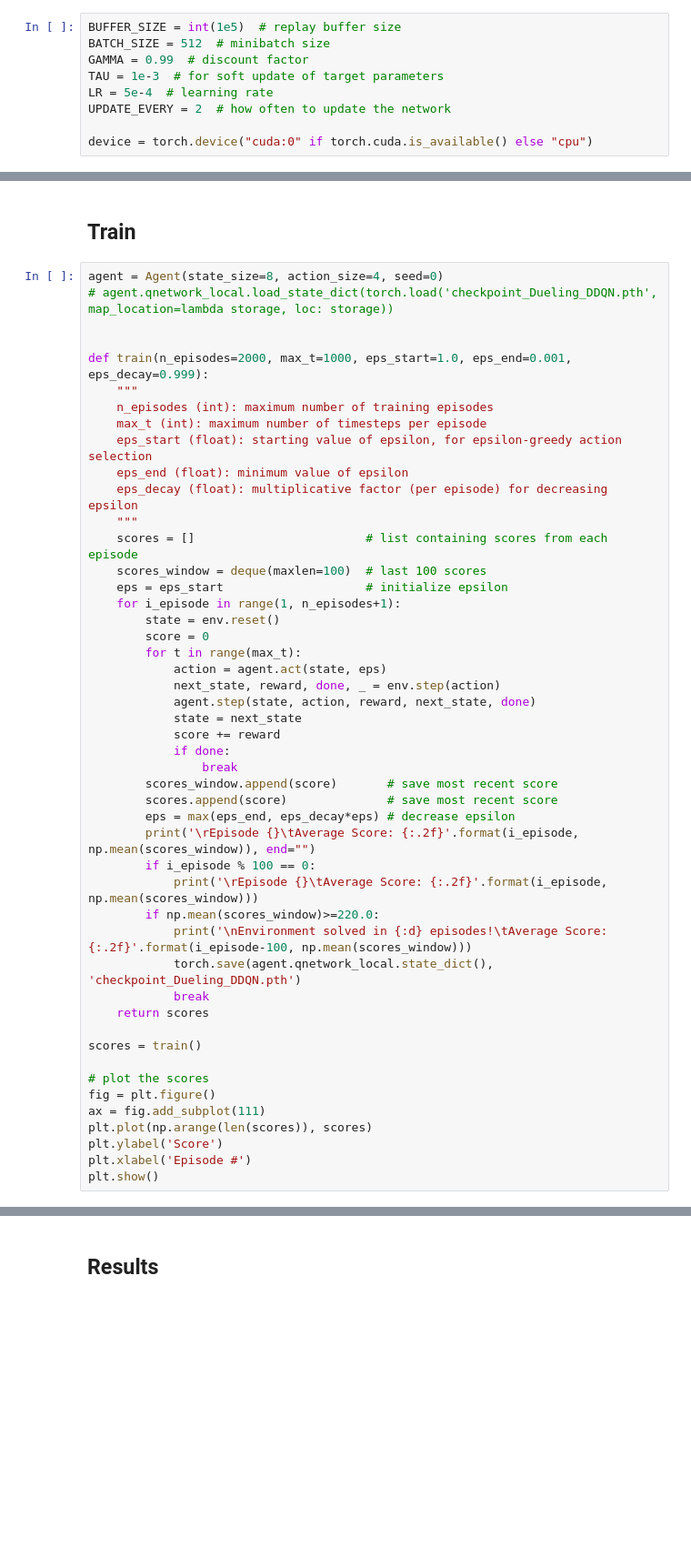
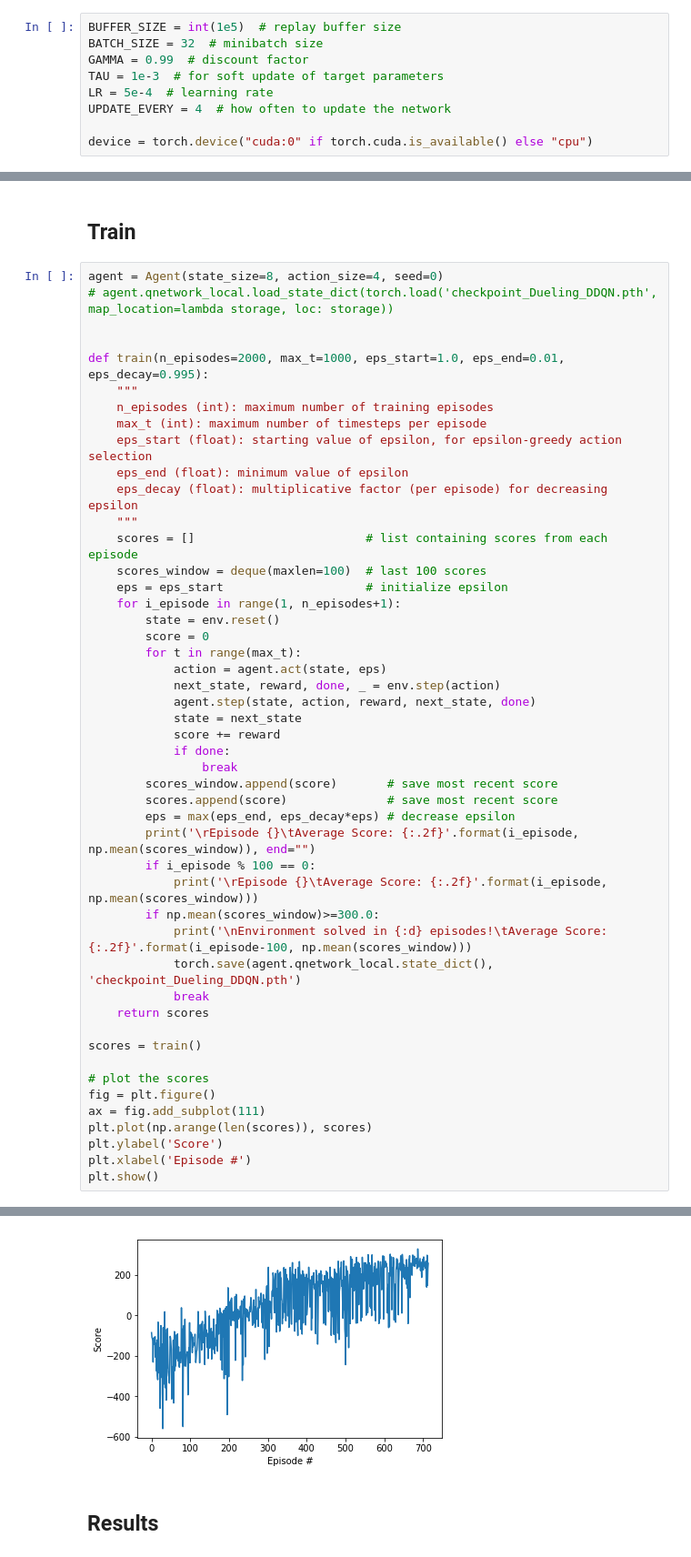
Before and after one commit to Keleas/ml_mipt_dafe_major, a Jupyter notebook: homeworks/Part 2/Homework_3_RL_Grishin.ipynb, the cells around one changed output, grey strips where cells are left out. Shown at 91% size. Cells and saved outputs as stored; diff of their text form; blank space fills up the shorter version.

```diff
--- a/homeworks/Part 2/Homework_3_RL_Grishin.ipynb
+++ b/homeworks/Part 2/Homework_3_RL_Grishin.ipynb
@@ -273,11 +273,11 @@ class DuelingQNetwork(nn.Module):
 ## Agent
 # %%
 BUFFER_SIZE = int(1e5)  # replay buffer size
-BATCH_SIZE = 512  # minibatch size
+BATCH_SIZE = 32  # minibatch size
 GAMMA = 0.99  # discount factor
 TAU = 1e-3  # for soft update of target parameters
 LR = 5e-4  # learning rate
-UPDATE_EVERY = 2  # how often to update the network
+UPDATE_EVERY = 4  # how often to update the network
 
 device = torch.device("cuda:0" if torch.cuda.is_available() else "cpu")
 # %%
@@ -437,7 +437,7 @@ agent = Agent(state_size=8, action_size=4, seed=0)
 # agent.qnetwork_local.load_state_dict(torch.load('checkpoint_Dueling_DDQN.pth', map_location=lambda storage, loc: storage))
 
 
-def train(n_episodes=2000, max_t=1000, eps_start=1.0, eps_end=0.001, eps_decay=0.999):
+def train(n_episodes=2000, max_t=1000, eps_start=1.0, eps_end=0.01, eps_decay=0.995):
     """
     n_episodes (int): maximum number of training episodes
     max_t (int): maximum number of timesteps per episode
@@ -465,7 +465,7 @@ def train(n_episodes=2000, max_t=1000, eps_start=1.0, eps_end=0.001, eps_decay=0
         print('\rEpisode {}\tAverage Score: {:.2f}'.format(i_episode, np.mean(scores_window)), end="")
         if i_episode % 100 == 0:
             print('\rEpisode {}\tAverage Score: {:.2f}'.format(i_episode, np.mean(scores_window)))
-        if np.mean(scores_window)>=220.0:
+        if np.mean(scores_window)>=300.0:
             print('\nEnvironment solved in {:d} episodes!\tAverage Score: {:.2f}'.format(i_episode-100, np.mean(scores_window)))
             torch.save(agent.qnetwork_local.state_dict(), 'checkpoint_Dueling_DDQN.pth')
             break
@@ -485,3 +493,4 @@ Episode 63      Average Score: -162.08
+[figure, added]
 # %% [markdown]
 ## Results
 # %%
```
Also changed, not shown: parts of 3 cells of this notebook.
